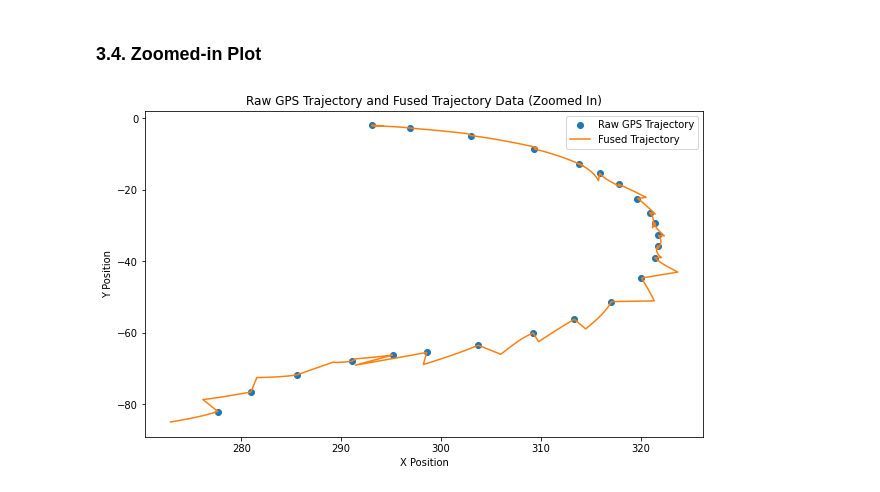
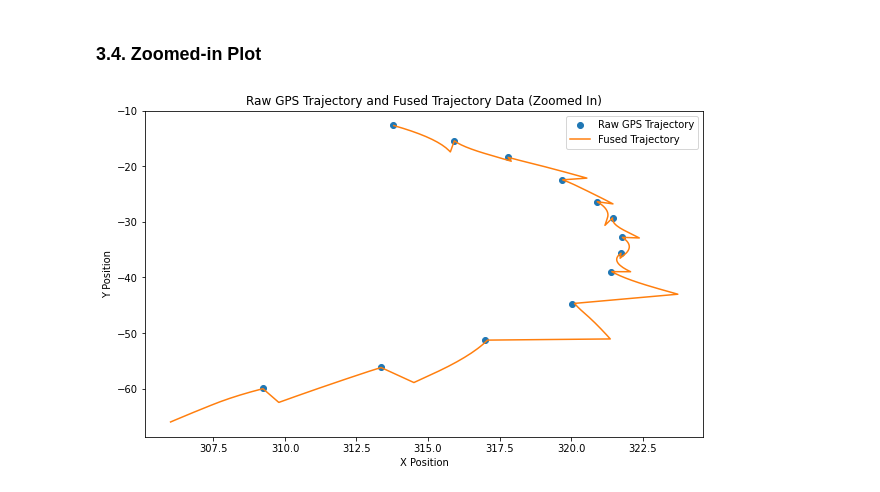
Before and after one commit to ayenewdemeke/sensor-fusion, a Jupyter notebook: sensor-fusion-package-test-with-slow-gps-update.ipynb, the cells around one changed output. Saved outputs shown, nothing was run; the diff lists cells and outputs as text; code cells hidden in the pictures.

```diff
--- a/sensor-fusion-package-test-with-slow-gps-update.ipynb
+++ b/sensor-fusion-package-test-with-slow-gps-update.ipynb
@@ -320,21 +320,21 @@ plt.show()
 ### 3.4. Zoomed-in Plot
 # %%
 # Define the range you want to zoom in on (adjust indices based on your data)
-start_time = 0
-end_time = 25
+start_time = 5
+end_time = 18
 
 # Convert times to the index range for the zoomed-in plot
 start_index = data[data['Time'] >= start_time].index[0]
 end_index = data[data['Time'] <= end_time].index[-1]
 
 # Plot the fused data with zoom for the trajectory
 plt.figure(figsize=(10, 6))
 plt.scatter(data['GPS_X'][start_index:end_index], data['GPS_Y'][start_index:end_index], label='Raw GPS Trajectory')
 plt.plot(fused_positions[start_index:end_index, 0], fused_positions[start_index:end_index, 1], label='Fused Trajectory', linestyle='-', color='#ff7f0e')
 plt.xlabel('X Position')
 plt.ylabel('Y Position')
 plt.title('Raw GPS Trajectory and Fused Trajectory Data (Zoomed In)')
 plt.legend()
 plt.show()
 # %% [output]
-[figure, old version]
+[figure, new version]
```
Also changed, not shown: 2 other files.
